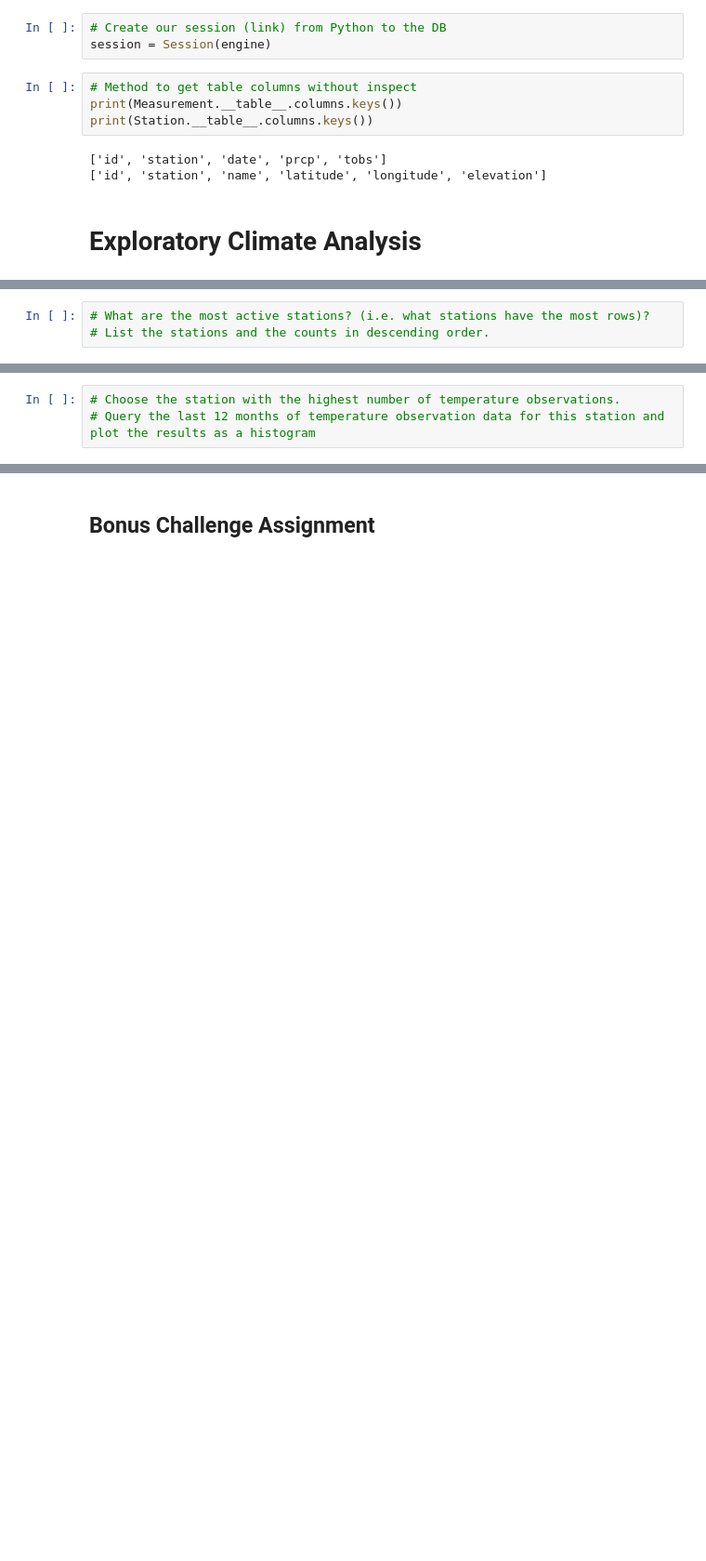
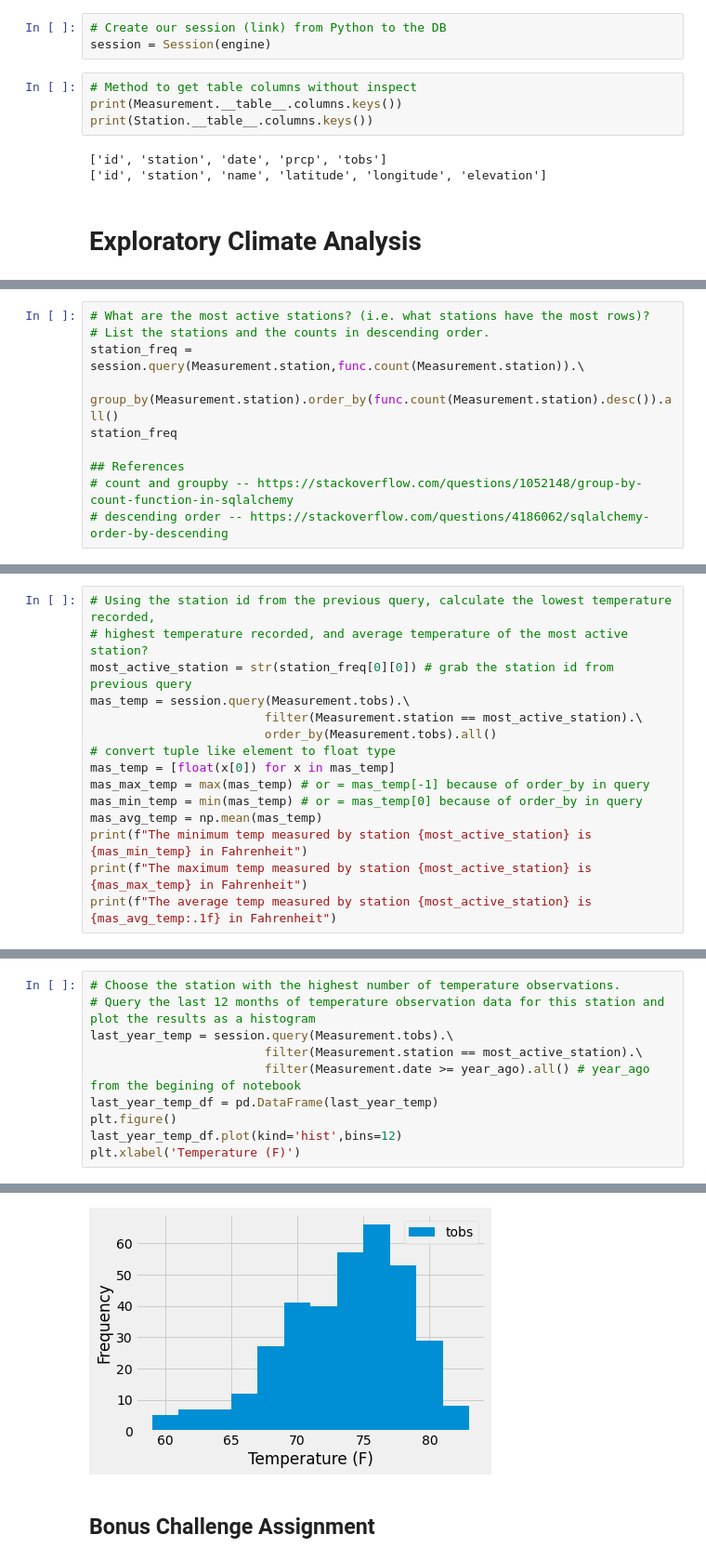
Before and after one commit to JakeGeiser/Hawaii-Climate-sqlalchemy, a Jupyter notebook: my_work/climate_starter.ipynb, the cells around one changed output, grey strips where cells are left out. Shown: that part at 93% size. Drawn from its saved outputs; the diff is of its cells as text; blank space fills up the shorter version.

```diff
--- a/my_work/climate_starter.ipynb
+++ b/my_work/climate_starter.ipynb
@@ -97,3 +116,10 @@ Text(0.5, 1.0, 'Precipitation')
 # %%
 # What are the most active stations? (i.e. what stations have the most rows)?
 # List the stations and the counts in descending order.
+station_freq = session.query(Measurement.station,func.count(Measurement.station)).\
+                group_by(Measurement.station).order_by(func.count(Measurement.station).desc()).all()
+station_freq
+
+## References
+# count and groupby -- https://stackoverflow.com/questions/1052148/group-by-count-function-in-sqlalchemy
+# descending order -- https://stackoverflow.com/questions/4186062/sqlalchemy-order-by-descending
@@ -102,0 +136,15 @@ Text(0.5, 1.0, 'Precipitation')
+# %%
+# Using the station id from the previous query, calculate the lowest temperature recorded,
+# highest temperature recorded, and average temperature of the most active station?
+most_active_station = str(station_freq[0][0]) # grab the station id from previous query
+mas_temp = session.query(Measurement.tobs).\
+                        filter(Measurement.station == most_active_station).\
+                        order_by(Measurement.tobs).all()
+# convert tuple like element to float type
+mas_temp = [float(x[0]) for x in mas_temp]
+mas_max_temp = max(mas_temp) # or = mas_temp[-1] because of order_by in query
+mas_min_temp = min(mas_temp) # or = mas_temp[0] because of order_by in query
+mas_avg_temp = np.mean(mas_temp)
+print(f"The minimum temp measured by station {most_active_station} is {mas_min_temp} in Fahrenheit")
+print(f"The maximum temp measured by station {most_active_station} is {mas_max_temp} in Fahrenheit")
+print(f"The average temp measured by station {most_active_station} is {mas_avg_temp:.1f} in Fahrenheit")
@@ -103,3 +155,11 @@ Text(0.5, 1.0, 'Precipitation')
 # %%
 # Choose the station with the highest number of temperature observations.
 # Query the last 12 months of temperature observation data for this station and plot the results as a histogram
+last_year_temp = session.query(Measurement.tobs).\
+                        filter(Measurement.station == most_active_station).\
+                        filter(Measurement.date >= year_ago).all() # year_ago from the begining of notebook
+last_year_temp_df = pd.DataFrame(last_year_temp)
+plt.figure()
+last_year_temp_df.plot(kind='hist',bins=12)
+plt.xlabel('Temperature (F)')
+# %% [output]
@@ -106,2 +168,3 @@ Text(0.5, 1.0, 'Precipitation')
+[figure, added]
 # %% [markdown]
 ## Bonus Challenge Assignment
```
Also changed, not shown: parts of 10 cells of this notebook.
